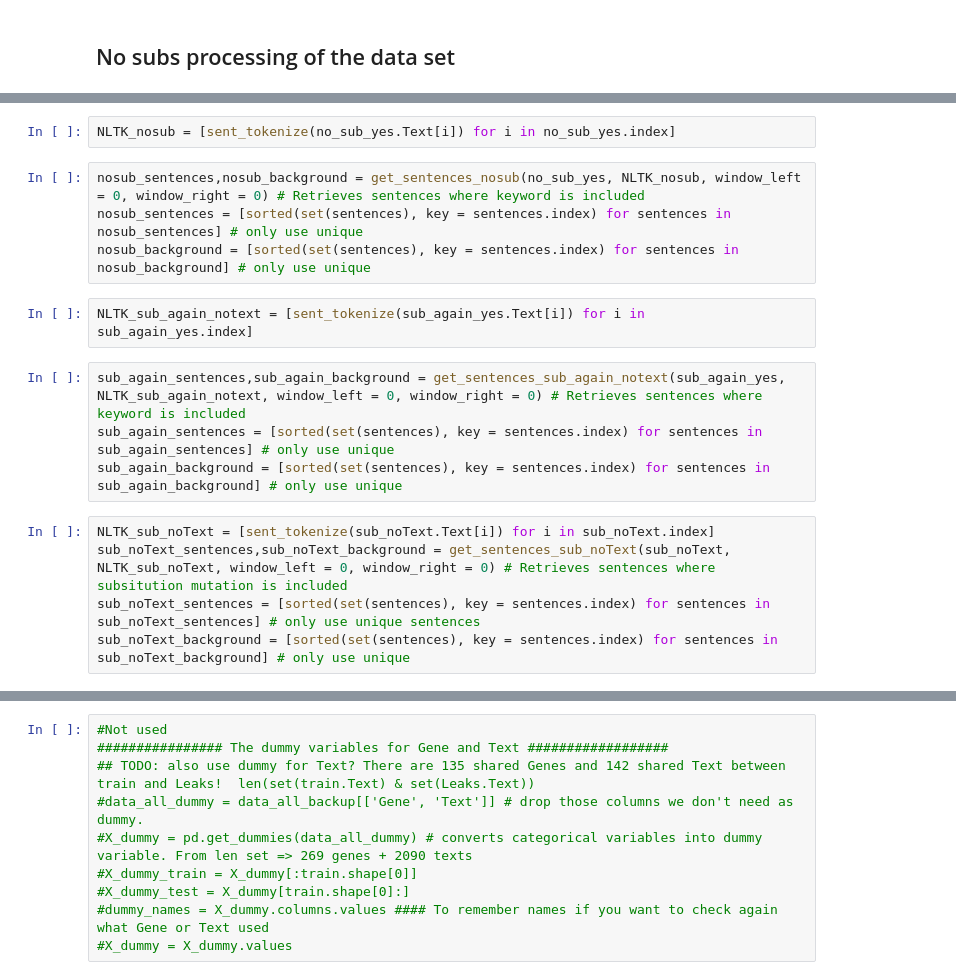
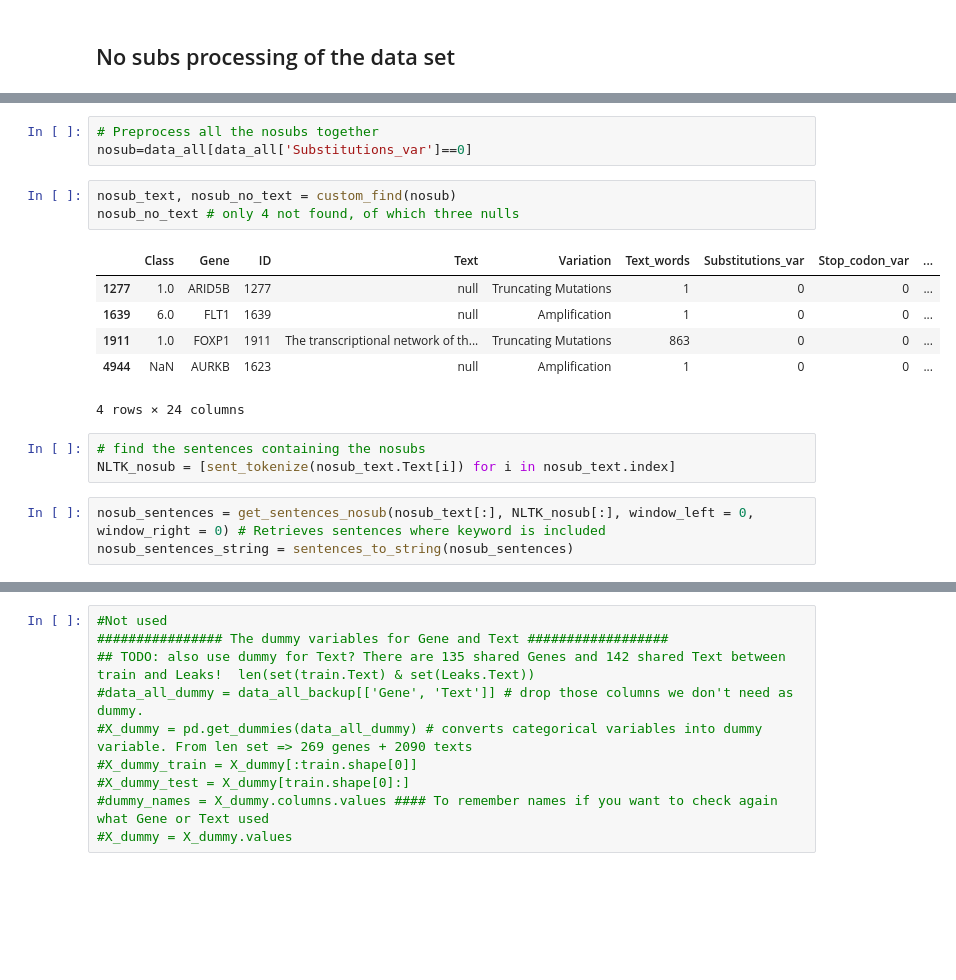
Before and after one commit to Sorelz/Kaggle_MSK, a Jupyter notebook: Window/w_Pre_Processing.ipynb, the cells around one changed output, grey strips where cells are left out. Drawn from its saved outputs; the diff is of its cells as text; blank space fills up the shorter version.

```diff
--- a/Window/w_Pre_Processing.ipynb
+++ b/Window/w_Pre_Processing.ipynb
@@ -422,17 +425,19 @@ data_all[(all_variations.T == 0).all()]
+# %%
+# Preprocess all the nosubs together
+nosub=data_all[data_all['Substitutions_var']==0]
+# %%
+nosub_text, nosub_no_text = custom_find(nosub)
+nosub_no_text # only 4 not found, of which three nulls
+# %% [output]
+|  | Class | Gene | ID | Text | Variation | Text_words | Substitutions_var | Stop_codon_var | ... |
+| 1277 | 1.0 | ARID5B | 1277 | null | Truncating Mutations | 1 | 0 | 0 | ... |
+| 1639 | 6.0 | FLT1 | 1639 | null | Amplification | 1 | 0 | 0 | ... |
+| 1911 | 1.0 | FOXP1 | 1911 | The transcriptional network of th... | Truncating Mutations | 863 | 0 | 0 | ... |
+| 4944 | NaN | AURKB | 1623 | null | Amplification | 1 | 0 | 0 | ... |
+4 rows × 24 columns
 # %%
-NLTK_nosub = [sent_tokenize(no_sub_yes.Text[i]) for i in no_sub_yes.index]
+# find the sentences containing the nosubs
+NLTK_nosub = [sent_tokenize(nosub_text.Text[i]) for i in nosub_text.index]
 # %%
-nosub_sentences,nosub_background = get_sentences_nosub(no_sub_yes, NLTK_nosub, window_left = 0, window_right = 0) # Retrieves sentences where keyword is included
-nosub_sentences = [sorted(set(sentences), key = sentences.index) for sentences in nosub_sentences] # only use unique
-nosub_background = [sorted(set(sentences), key = sentences.index) for sentences in nosub_background] # only use unique
+nosub_sentences = get_sentences_nosub(nosub_text[:], NLTK_nosub[:], window_left = 0, window_right = 0) # Retrieves sentences where keyword is included
+nosub_sentences_string = sentences_to_string(nosub_sentences)
-# %%
-NLTK_sub_again_notext = [sent_tokenize(sub_again_yes.Text[i]) for i in sub_again_yes.index]
-# %%
-sub_again_sentences,sub_again_background = get_sentences_sub_again_notext(sub_again_yes, NLTK_sub_again_notext, window_left = 0, window_right = 0) # Retrieves sentences where keyword is included
-sub_again_sentences = [sorted(set(sentences), key = sentences.index) for sentences in sub_again_sentences] # only use unique
-sub_again_background = [sorted(set(sentences), key = sentences.index) for sentences in sub_again_background] # only use unique
-# %%
-NLTK_sub_noText = [sent_tokenize(sub_noText.Text[i]) for i in sub_noText.index]
-sub_noText_sentences,sub_noText_background = get_sentences_sub_noText(sub_noText, NLTK_sub_noText, window_left = 0, window_right = 0) # Retrieves sentences where subsitution mutation is included
-sub_noText_sentences = [sorted(set(sentences), key = sentences.index) for sentences in sub_noText_sentences] # only use unique sentences
-sub_noText_background = [sorted(set(sentences), key = sentences.index) for sentences in sub_noText_background] # only use unique
```
Also changed, not shown: parts of 26 cells of this notebook.
